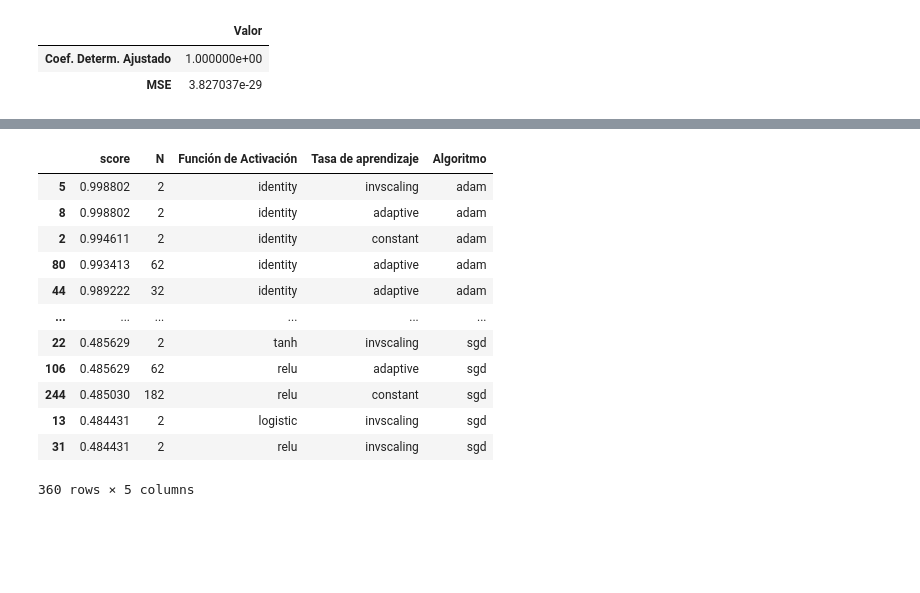
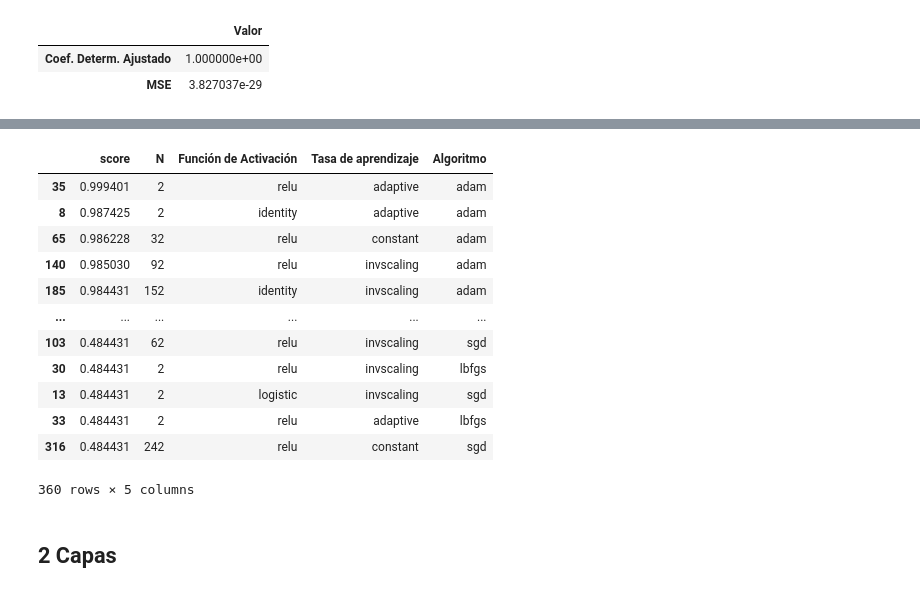
Before and after one commit to andresenrique08/ML_2020, a Jupyter notebook: Reto 3/JReto3_v1.ipynb, the cells around one changed output, grey strips where cells are left out. Cells and saved outputs as stored; diff of their text form; code cells hidden in the pictures; blank space fills up the shorter version.

```diff
--- a/Reto 3/JReto3_v1.ipynb
+++ b/Reto 3/JReto3_v1.ipynb
@@ -118,7 +118,7 @@ See the caveats in the documentation: https://pandas.pydata.org/pandas-docs/stab
 activacion = ['identity', 'logistic', 'tanh', 'relu'] #para probar
 tasas_aprendizaje = ['constant', 'invscaling', 'adaptive']
 algoritmo = ['lbfgs', 'sgd', 'adam']
-n = 300
+n = 302
 step = 30
 top_5 = []
 u=0
@@ -155,17 +137,20 @@ Increase the number of iterations (max_iter) or scale the data as shown in:
 # %%
 resul1 = pd.DataFrame(data=top_5, columns=['score','N', 'Función de Activación', 'Tasa de aprendizaje', 'Algoritmo'])
-resul1.sort_values(by=['score'], ascending=False)
+resul1 = resul1.sort_values(by=['score'], ascending=False)
+resul1
 # %% [output]
 |  | score | N | Función de Activación | Tasa de aprendizaje | Algoritmo |
-| 5 | 0.998802 | 2 | identity | invscaling | adam |
-| 8 | 0.998802 | 2 | identity | adaptive | adam |
-| 2 | 0.994611 | 2 | identity | constant | adam |
-| 80 | 0.993413 | 62 | identity | adaptive | adam |
-| 44 | 0.989222 | 32 | identity | adaptive | adam |
+| 35 | 0.999401 | 2 | relu | adaptive | adam |
+| 8 | 0.987425 | 2 | identity | adaptive | adam |
+| 65 | 0.986228 | 32 | relu | constant | adam |
+| 140 | 0.985030 | 92 | relu | invscaling | adam |
+| 185 | 0.984431 | 152 | identity | invscaling | adam |
 | ... | ... | ... | ... | ... | ... |
-| 22 | 0.485629 | 2 | tanh | invscaling | sgd |
-| 106 | 0.485629 | 62 | relu | adaptive | sgd |
-| 244 | 0.485030 | 182 | relu | constant | sgd |
+| 103 | 0.484431 | 62 | relu | invscaling | sgd |
+| 30 | 0.484431 | 2 | relu | invscaling | lbfgs |
 | 13 | 0.484431 | 2 | logistic | invscaling | sgd |
-| 31 | 0.484431 | 2 | relu | invscaling | sgd |
+| 33 | 0.484431 | 2 | relu | adaptive | lbfgs |
+| 316 | 0.484431 | 242 | relu | constant | sgd |
 360 rows × 5 columns
+# %% [markdown]
+## **2 Capas**
```
Also changed, not shown: parts of 11 cells of this notebook.
